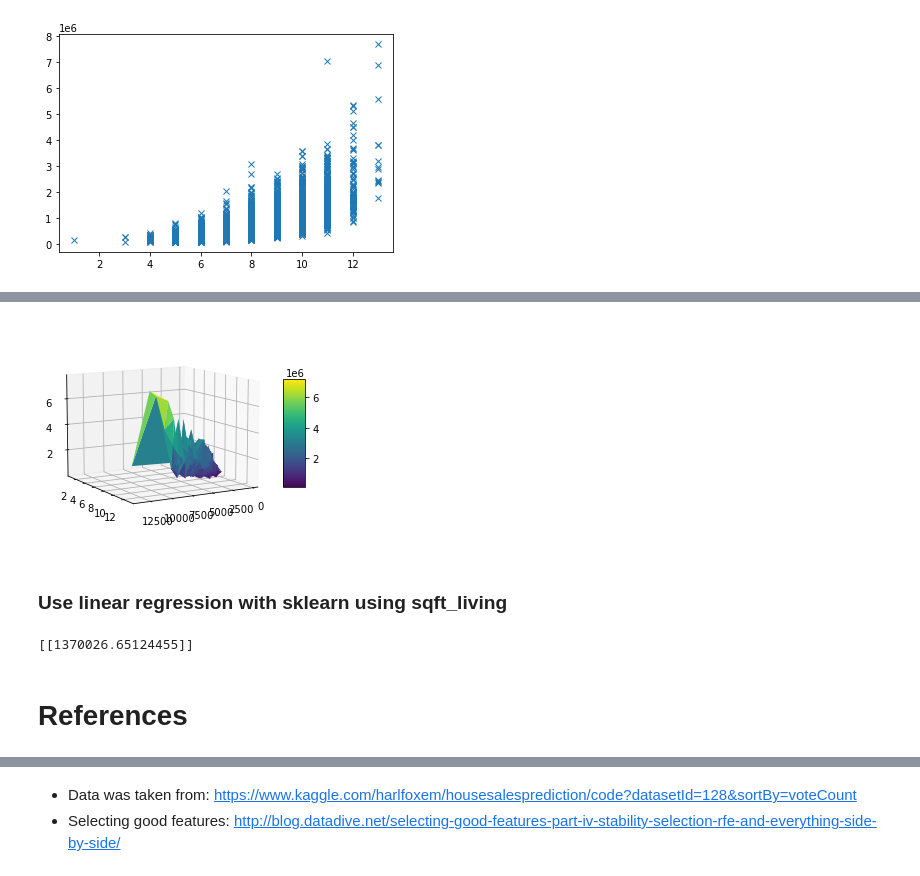
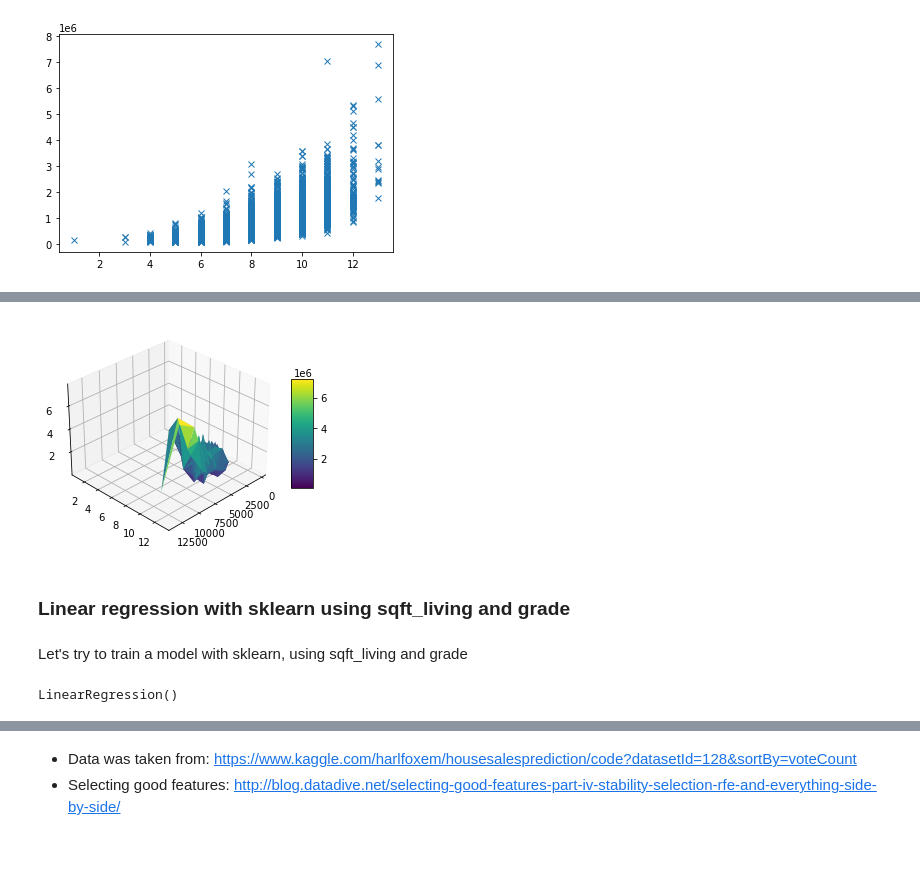
Before and after one commit to eon129/pytorch_tests, a Jupyter notebook: MultipleRegression.ipynb, the cells around one changed output, grey strips where cells are left out. Cells and saved outputs as stored; diff of their text form; code cells hidden in the pictures.

Commit message:
Model Trained with sklern to have an insight

```diff
--- a/MultipleRegression.ipynb
+++ b/MultipleRegression.ipynb
@@ -123,23 +119,21 @@ plt.plot(data['view'], data['price'], 'x');
 # %%
 
 fig = plt.figure()
 ax = fig.gca(projection='3d')
 surf=ax.plot_trisurf(data['sqft_living'], data['grade'], data['price'], cmap=plt.cm.viridis, linewidth=0.2)
 fig.colorbar( surf, shrink=0.5, aspect=5)
-ax.view_init(10, 60)
+ax.view_init(30, 45)
 plt.show()
 # %% [output]
-[figure, old version]
+[figure, new version]
 # %% [markdown]
-### Use linear regression with sklearn using sqft_living
+### Linear regression with sklearn using sqft_living and grade
+# %% [markdown]
+Let's try to train a model with sklearn, using sqft_living and grade
 # %%
 from sklearn.linear_model import LinearRegression
 linr = LinearRegression()
-#X_train.reshape(-1,1), y_train.reshape(-1,1)
+#X_train.reshape(-1,1), y_trbain.reshape(-1,1)
 linr.fit(data[['sqft_living', 'grade']], data['price'].to_numpy().reshape(-1, 1))
-
-print(linr.predict(np.array([[8000, 5]])))
 # %% [output]
-[[1370026.65124455]]
+LinearRegression()
-# %% [markdown]
-# References
```
Also changed, not shown: parts of 16 cells of this notebook.
